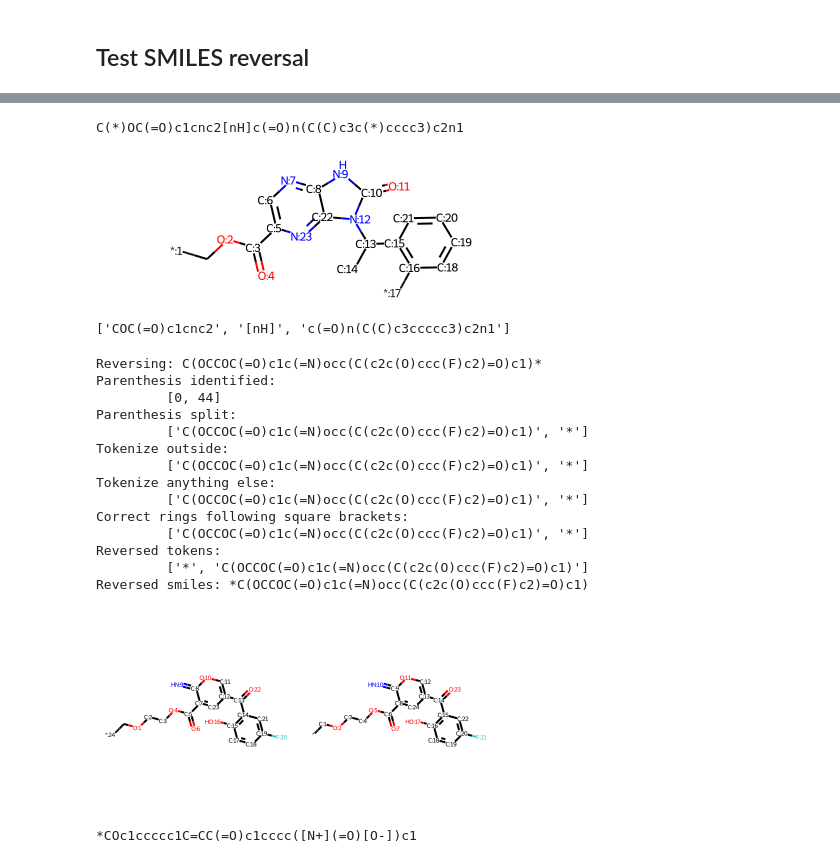
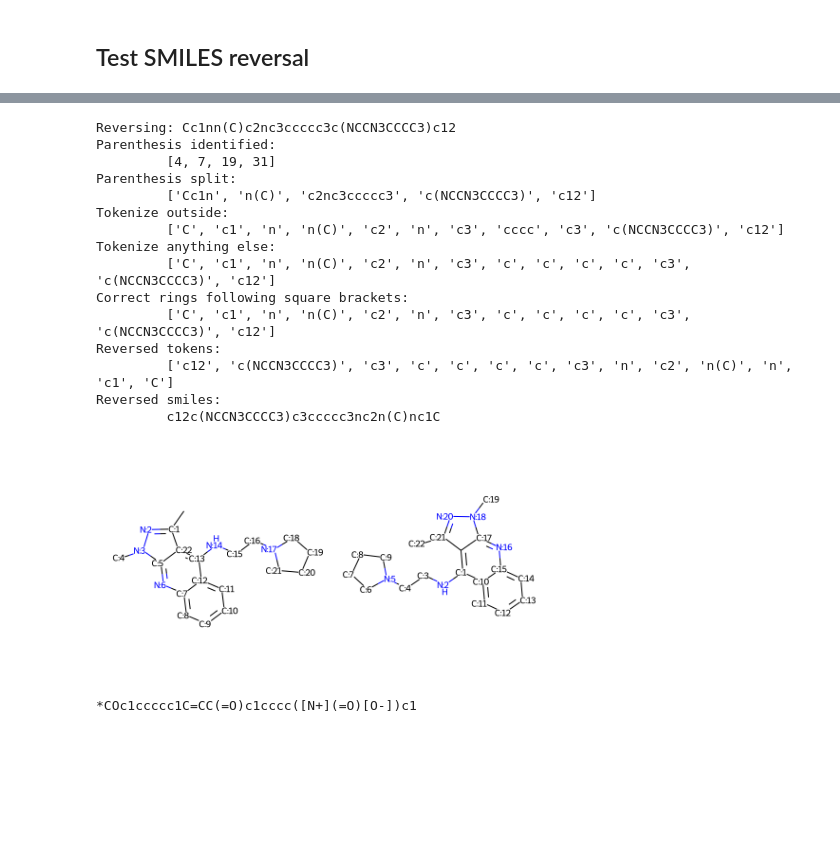
Before and after one commit to MorganCThomas/SMILES-RNN, a Jupyter notebook: playground.ipynb, the cells around one changed output, grey strips where cells are left out. Drawn from its saved outputs; the diff is of its cells as text; code cells hidden in the pictures; blank space fills up the shorter version.

Commit message:
Fix renumber rings

```diff
--- a/playground.ipynb
+++ b/playground.ipynb
@@ -40,0 +203,4 @@ atom_idx = [0, 15]
+# %%
+for smi in test_smiles:
+    p, _ = test_smiles_eq(smi, reverse_smiles(smi, renumber_rings=True, v=False))
+    print(p)
@@ -45,38 +222,0 @@ mol_with_atom_index(Chem.MolFromSmiles(smiles))
-# %%
-tokens = prior.tokenizer.tokenize(smiles, with_begin_and_end=False)
-atom_counter = 0
-new_tokens = []
-for t in tokens:
-    new_tokens.append(t)
-    if any([regex.match(t) for regex in [prior.tokenizer.REGEXPS["brackets"], prior.tokenizer.REGEXPS["brcl"], re.compile(r"([a-zA-Z])")]]):
-        if atom_counter in atom_idx:
-            new_tokens.append("(*)")
-        atom_counter += 1
-print(''.join(new_tokens))
-mol_with_atom_index(Chem.MolFromSmiles(''.join(new_tokens)))
-# %% [output]
-C(*)OC(=O)c1cnc2[nH]c(=O)n(C(C)c3c(*)cccc3)c2n1
-[figure, removed]
-# %%
-# REGEX
-square_brackets = re.compile(r"(\[[^\]]*\])")
-brcl = re.compile(r"(Br|Cl)")
-rings = re.compile(r"([0-9]+)")
-double_rings = re.compile(r"([0-9]{2})")
-atom = re.compile(r"([a-zA-Z])")
-
-atom_counter = 0
-for t in smiles:
-    for regex in [square_brackets, brcl, atom]:
-        pass
-tokens = []
-split1 = square_brackets.split(smiles)
-split2 = []
-for s in split1:
-    split2 += brcl.split(s)
-for s in split2:
-    tokens += s.split()
-
-split2
-# %% [output]
-['COC(=O)c1cnc2', '[nH]', 'c(=O)n(C(C)c3ccccc3)c2n1']
@@ -135,25 +223,26 @@ if v: print(f'Correct rings following square brackets:\n\t {splitted}')
 # %%
-# If you add (*) for a decoration point, it will be reversed properly
-tsmiles = test_smiles[1]
-tsmiles = 'C(OCCOC(=O)c1c(=N)occ(C(c2c(O)ccc(F)c2)=O)c1)*'
-rtsmiles = reverse_smiles(smiles=tsmiles, v=True)
-Draw.MolsToGridImage(mols=[mol_with_atom_index(Chem.MolFromSmiles(smi)) for smi in [tsmiles, rtsmiles]])
+# Check that if you add (*) for a decoration point, it will be reversed properly
+tsmiles = test_smiles[3]
+#tsmiles = 'C(OCCOC(=O)c1c(=N)occ(C(c2c(O)ccc(F)c2)=O)c1)*'
+rtsmiles = reverse_smiles(smiles=tsmiles, renumber_rings=False, v=True)
+Draw.MolsToGridImage(mols=[mol_with_atom_index(Chem.MolFromSmiles(smi)) for smi in [tsmiles, rtsmiles]], subImgSize=(500,500))
 # %% [output]
-Reversing: C(OCCOC(=O)c1c(=N)occ(C(c2c(O)ccc(F)c2)=O)c1)*
+Reversing: Cc1nn(C)c2nc3ccccc3c(NCCN3CCCC3)c12
 Parenthesis identified:
-         [0, 44]
+         [4, 7, 19, 31]
 Parenthesis split:
-         ['C(OCCOC(=O)c1c(=N)occ(C(c2c(O)ccc(F)c2)=O)c1)', '*']
+         ['Cc1n', 'n(C)', 'c2nc3ccccc3', 'c(NCCN3CCCC3)', 'c12']
 Tokenize outside:
-         ['C(OCCOC(=O)c1c(=N)occ(C(c2c(O)ccc(F)c2)=O)c1)', '*']
+         ['C', 'c1', 'n', 'n(C)', 'c2', 'n', 'c3', 'cccc', 'c3', 'c(NCCN3CCCC3)', 'c12']
 Tokenize anything else:
-         ['C(OCCOC(=O)c1c(=N)occ(C(c2c(O)ccc(F)c2)=O)c1)', '*']
+         ['C', 'c1', 'n', 'n(C)', 'c2', 'n', 'c3', 'c', 'c', 'c', 'c', 'c3', 'c(NCCN3CCCC3)', 'c12']
 Correct rings following square brackets:
-         ['C(OCCOC(=O)c1c(=N)occ(C(c2c(O)ccc(F)c2)=O)c1)', '*']
+         ['C', 'c1', 'n', 'n(C)', 'c2', 'n', 'c3', 'c', 'c', 'c', 'c', 'c3', 'c(NCCN3CCCC3)', 'c12']
 Reversed tokens:
-         ['*', 'C(OCCOC(=O)c1c(=N)occ(C(c2c(O)ccc(F)c2)=O)c1)']
-Reversed smiles: *C(OCCOC(=O)c1c(=N)occ(C(c2c(O)ccc(F)c2)=O)c1)
+         ['c12', 'c(NCCN3CCCC3)', 'c3', 'c', 'c', 'c', 'c', 'c3', 'n', 'c2', 'n(C)', 'n', 'c1', 'C']
+Reversed smiles:
+         c12c(NCCN3CCCC3)c3ccccc3nc2n(C)nc1C
-[figure, old version]
+[figure, new version]
 # %%
 # Atom order is order of SMILES
 tsmiles = test_smiles[2]
```
Also changed, not shown: parts of 12 cells of this notebook, 1 other file.
